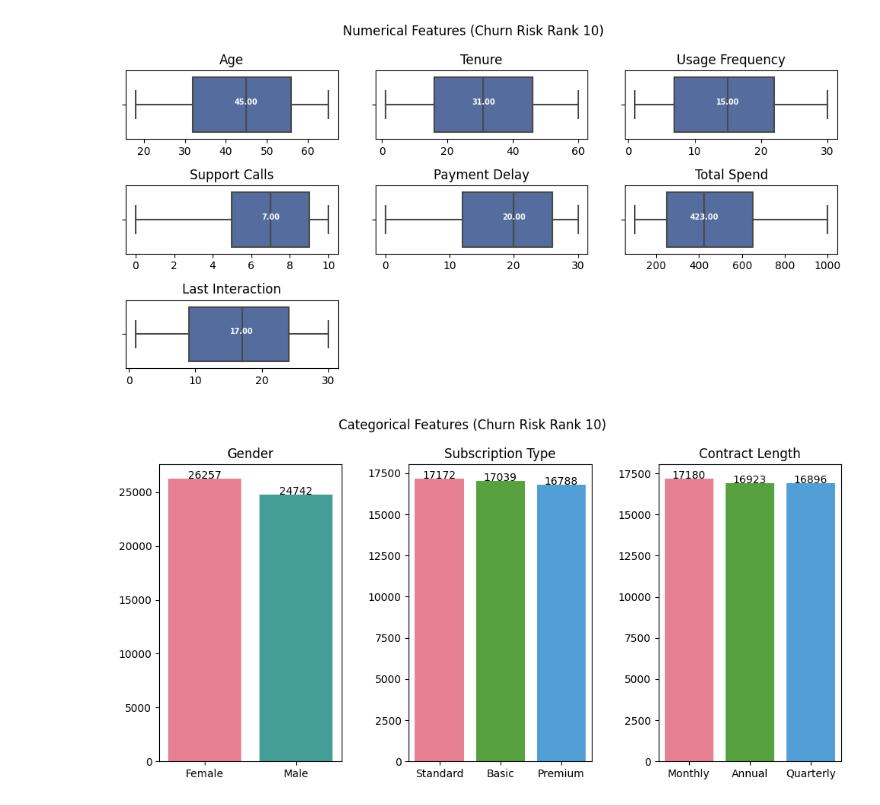
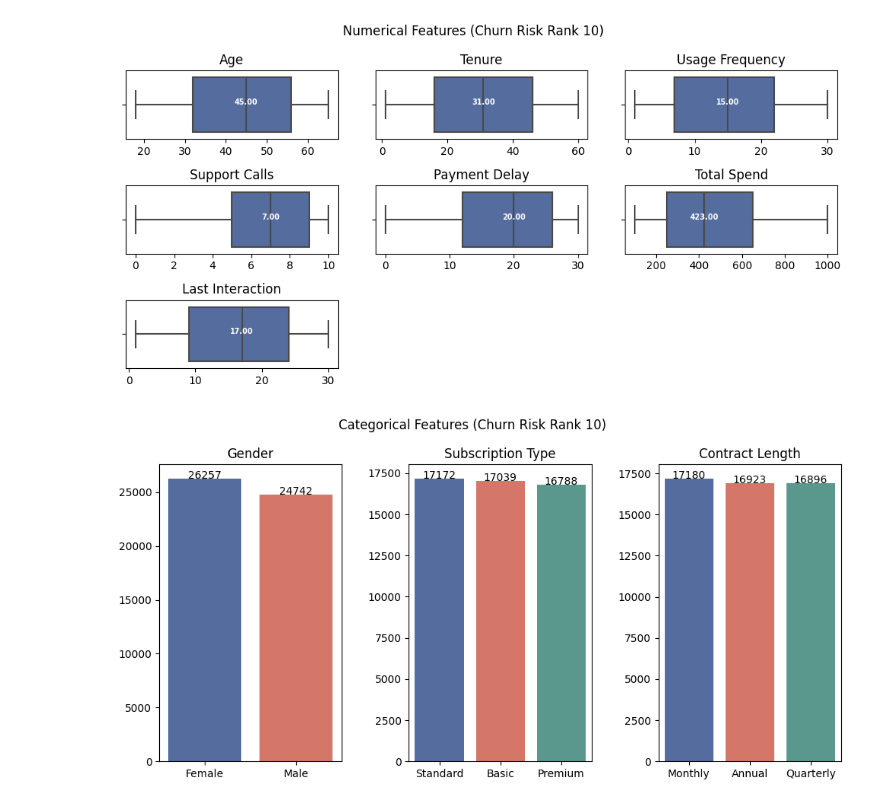
Before and after one commit to Johannes3001/AppliedML_Assign.01, a Jupyter notebook: Fredrik_Codes.ipynb, the cells around one changed output. Saved outputs shown, nothing was run; the diff lists cells and outputs as text; code cells hidden in the pictures.

```diff
--- a/Fredrik_Codes.ipynb
+++ b/Fredrik_Codes.ipynb
@@ -60,24 +60,3 @@ plt.tight_layout()
 plt.show()
 # %% [output]
 [figure]
-# %%
-# Check numerical columns
-col_features = df.select_dtypes(['float64' , 'int64'])
-col_features = col_features[['Age', 'Tenure', 'Usage Frequency', 'Support Calls','Payment Delay', 'Total Spend', 'Last Interaction']]
-#Create font
-
-
-fig = plt.figure(figsize = (10,5))
-fig.suptitle('Numerical Features')
-for i,j in enumerate(col_features):
-    ax = fig.add_subplot(3,3,i+1)
-    ax = sns.boxplot(data = col_features , x = j)
-    #Calculate median
-    median = df[j].median()
-    #Plot median in the graph
-    ax.text(median , ax.get_yticks(), s = '{}'.format(median)  ,horizontalalignment='center',size='x-small',color='w',weight='semibold')
-    ax.set_ylabel(' ')
-    ax.set_xlabel('')
-    ax.set_title(j)
-
-plt.tight_layout()
@@ -347,11 +334,13 @@ coef = lr.coef_[0]
 # %%
 # Feature importance
+coef = lr.coef_[0]
 feature_names = list(X.columns)
 feature_importance = pd.DataFrame(feature_names, columns=['Features'])
 feature_importance['Importance'] = pow(math.e, coef)
 feature_importance = feature_importance.sort_values(by=['Importance'], ascending=True)
 
-ax = feature_importance.plot.barh(x='Features', y='Importance')
+# Create a horizontal bar chart with the specified color
+ax = feature_importance.plot.barh(x='Features', y='Importance', color='#4967AA')
 plt.title('Feature Importance in Logistic Regression')
 plt.show()
 # %% [output]
@@ -408,9 +397,14 @@ plt.show()
 9                 10                35654
 [figure]
 # %%
-# Check numerical columns
-col_features = df.select_dtypes(['float64', 'int64'])
-col_features = col_features[['Age', 'Tenure', 'Usage Frequency', 'Support Calls', 'Payment Delay', 'Total Spend', 'Last Interaction']]
+# Find customers in rank 10 (highest churn risk)
+rank_10_customers = churn_risk_df[churn_risk_df['Churn Risk'] == 10]
+
+# Get the indices of these customers
+rank_10_indices = rank_10_customers['CustomerID']
+
+# Subset of numerical columns for customers in churn risk rank 10
+col_features_rank_10 = df.loc[rank_10_indices, ['Age', 'Tenure', 'Usage Frequency', 'Support Calls', 'Payment Delay', 'Total Spend', 'Last Interaction']]
 
 fig = plt.figure(figsize=(10, 5))
 fig.suptitle('Numerical Features (Churn Risk Rank 10)')
@@ -442,32 +436,35 @@ plt.show()
 # %%
 # Filter the dataset for customers in rank 10 (highest churn risk)
 df_rank_10 = df.loc[rank_10_indices]
 
 # Select categorical columns for formatting
 col_categorical = df_rank_10.select_dtypes('object')
+
+# Define the custom color palette
+custom_palette = ['#4967AA', '#E66A57', '#50A192']
 
 fig = plt.figure(figsize=(10, 5))
 fig.suptitle('Categorical Features (Churn Risk Rank 10)')
 
 for i, j in enumerate(col_categorical):
     ax = fig.add_subplot(1, 3, i + 1)
 
     # Recalculate data frame for the specific column
     value_counts_df = df_rank_10[j].value_counts().sort_values(ascending=False).to_frame()
 
-    # Create barplot
-    ax = sns.barplot(data=value_counts_df, x=value_counts_df.index, y=j, palette='husl')
+    # Create barplot using the custom color palette
+    ax = sns.barplot(data=value_counts_df, x=value_counts_df.index, y=j, palette=custom_palette)
 
     # Create text annotations
     text = value_counts_df[j]
     for x, y in enumerate(text):
         ax.text(x, y, y, horizontalalignment='center')
 
     ax.set_ylabel(' ')
     ax.set_xlabel('')
     ax.set_title(j)
 
 plt.tight_layout()
 plt.show()
 # %% [output]
-[figure, old version]
+[figure, new version]
```
Also changed, not shown: parts of 5 cells of this notebook, 1 other file.
